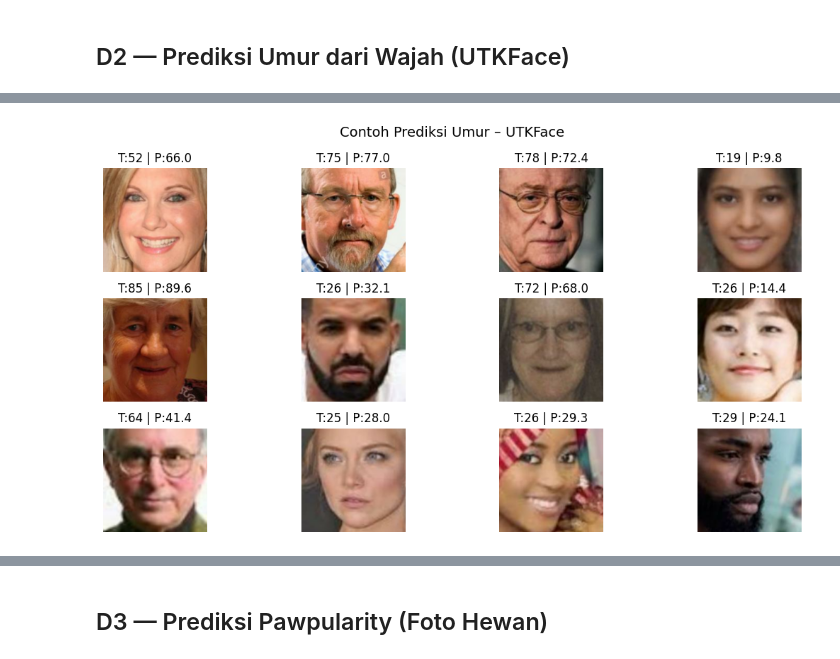
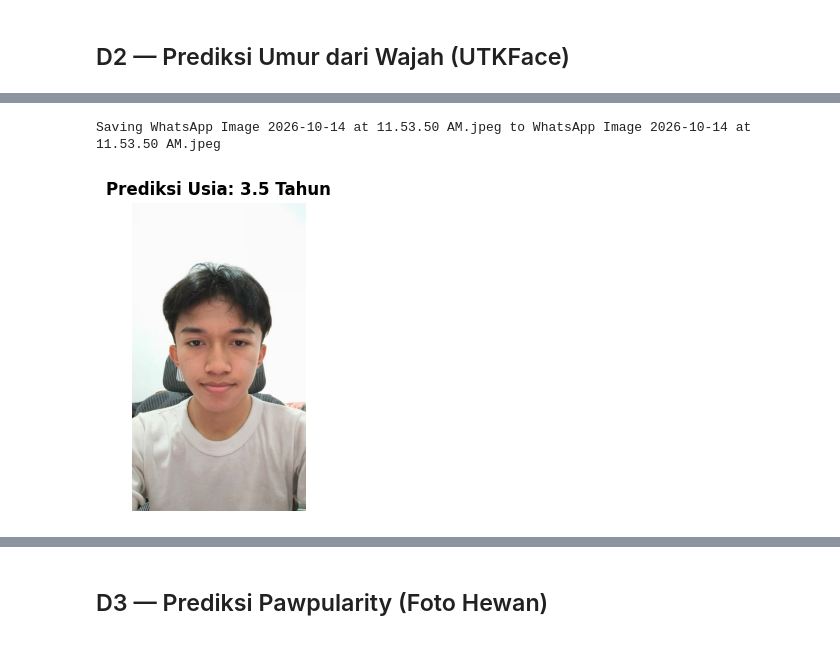
Before and after one commit to UlfanNayakaDipta/2026-Visi-Komputer, a Jupyter notebook: jobsheet3.ipynb, the cells around one changed output, grey strips where cells are left out. Drawn from its saved outputs; the diff is of its cells as text; code cells hidden in the pictures.

```diff
--- a/jobsheet3.ipynb
+++ b/jobsheet3.ipynb
@@ -270,11 +269,20 @@ for layer in base_model.layers[:-30]:
     layer.trainable = False
 
 model.compile(optimizer=tf.keras.optimizers.Adam(1e-4), loss='mse', metrics=['mae'])
-history_ft = model.fit(train_ds, validation_data=test_ds, epochs=5, callbacks=cb, verbose=1)
 
+history_ft = model.fit(
+    train_ds,
+    validation_data=test_ds,
+    epochs=5,
+    callbacks=cb,
+    verbose=1
+)
+
+plt.figure(figsize=(6,4))
 plt.plot(history.history['val_loss'] + history_ft.history['val_loss'], label='val (combined)')
-plt.title("Validasi Loss - Tahap 1 + Fine-tuning")
+plt.title("Validasi Loss – Tahap 1 + Fine-tuning")
 plt.xlabel("Epoch"); plt.ylabel("MSE")
-plt.legend(); plt.show()
+plt.legend()
+plt.show()
 # %% [output]
 Epoch 1/5
@@ -315,18 +340,17 @@ R² = 0.726
 # %%
-import random
-sample_paths = random.sample(test_files, 12)
-plt.figure(figsize=(12,6))
-for i, path in enumerate(sample_paths):
-    img = tf.io.read_file(path)
-    img = tf.image.decode_jpeg(img, channels=3)
-    img = tf.image.resize(img, (IMG_SIZE, IMG_SIZE))/255.0
-    true_age = int(os.path.basename(path).split('_')[0])
-    pred_age = model.predict(tf.expand_dims(img, 0), verbose=0).ravel()[0]
-    plt.subplot(3,4,i+1)
-    plt.imshow(img.numpy())
-    plt.title(f"T:{true_age} | P:{pred_age:.1f}")
+from google.colab import files as colab_files
+
+uploaded_face = colab_files.upload()
+
+for fn in uploaded_face.keys():
+    img_raw = tf.io.read_file(fn)
+    img_rgb = tf.image.decode_image(img_raw, channels=3, expand_animations=False)
+    img_resized = tf.image.resize(img_rgb, (IMG_SIZE, IMG_SIZE)) / 255.0
+    pred_my_age = model.predict(tf.expand_dims(img_resized, 0), verbose=0).ravel()[0]
+
+    plt.figure(figsize=(4, 4))
+    plt.imshow(img_rgb.numpy().astype("uint8"))
+    plt.title(f"Prediksi Usia: {pred_my_age:.1f} Tahun", fontsize=12, fontweight='bold')
     plt.axis('off')
-plt.suptitle("Contoh Prediksi Umur – UTKFace", fontsize=14)
-plt.tight_layout()
-plt.show()
+    plt.show()
 # %% [output]
@@ -333 +358,2 @@ plt.show()
+Saving WhatsApp Image 2026-10-14 at 11.53.50 AM.jpeg to WhatsApp Image 2026-10-14 at 11.53.50 AM.jpeg
-[figure, old version]
+[figure, new version]
```
Also changed, not shown: parts of 22 cells of this notebook.
